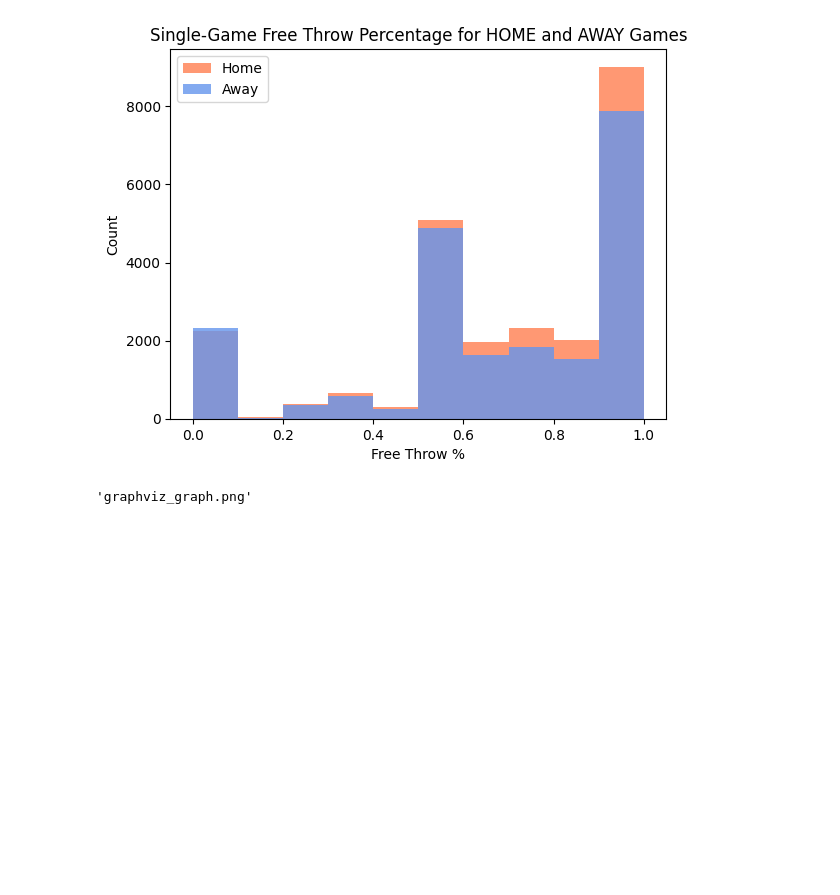
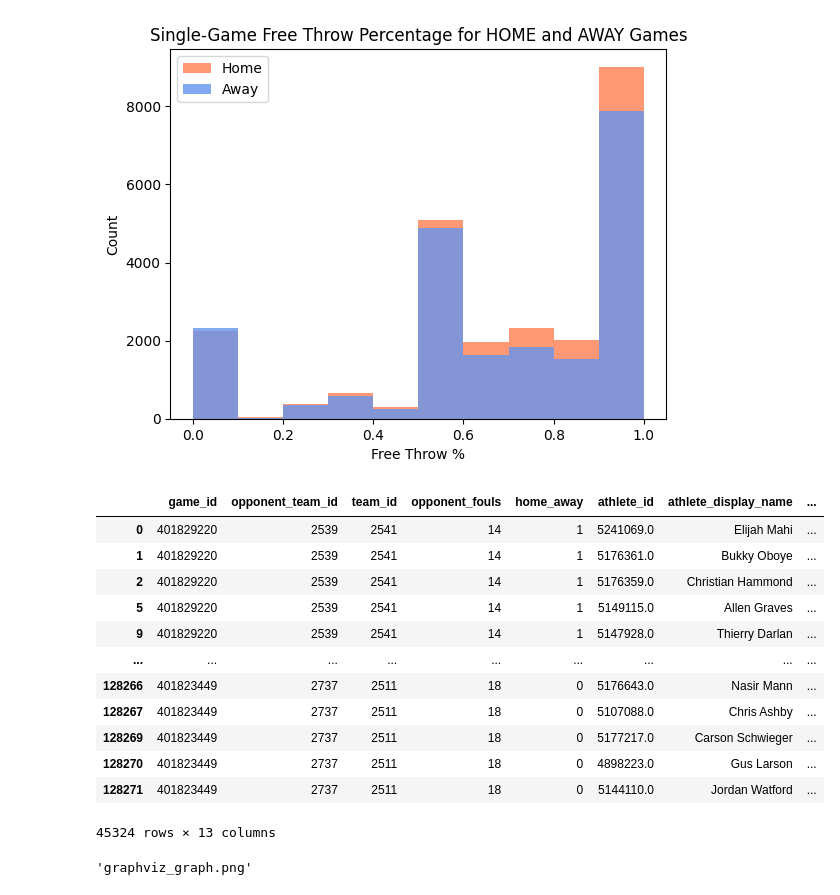
Before and after one commit to AnthonyGallante/dag_nabbit, a Jupyter notebook: assignment7.ipynb, the cells around one changed output. Cells and saved outputs as stored; diff of their text form; code cells hidden in the pictures; blank space fills up the shorter version.

```diff
--- a/assignment7.ipynb
+++ b/assignment7.ipynb
@@ -85,4 +89,20 @@ plt.show()
 Count HOME games: 23993
 Count AWAY games: 21331
 [figure]
+# %%
+df
+# %% [output]
+|  | game_id | opponent_team_id | team_id | opponent_fouls | home_away | athlete_id | athlete_display_name | ... |
+| 0 | 401829220 | 2539 | 2541 | 14 | 1 | 5241069.0 | Elijah Mahi | ... |
+| 1 | 401829220 | 2539 | 2541 | 14 | 1 | 5176361.0 | Bukky Oboye | ... |
+| 2 | 401829220 | 2539 | 2541 | 14 | 1 | 5176359.0 | Christian Hammond | ... |
+| 5 | 401829220 | 2539 | 2541 | 14 | 1 | 5149115.0 | Allen Graves | ... |
+| 9 | 401829220 | 2539 | 2541 | 14 | 1 | 5147928.0 | Thierry Darlan | ... |
+| ... | ... | ... | ... | ... | ... | ... | ... | ... |
+| 128266 | 401823449 | 2737 | 2511 | 18 | 0 | 5176643.0 | Nasir Mann | ... |
+| 128267 | 401823449 | 2737 | 2511 | 18 | 0 | 5107088.0 | Chris Ashby | ... |
+| 128269 | 401823449 | 2737 | 2511 | 18 | 0 | 5177217.0 | Carson Schwieger | ... |
+| 128270 | 401823449 | 2737 | 2511 | 18 | 0 | 4898223.0 | Gus Larson | ... |
+| 128271 | 401823449 | 2737 | 2511 | 18 | 0 | 5144110.0 | Jordan Watford | ... |
+45324 rows × 13 columns
 # %%
```
Also changed, not shown: parts of 12 cells of this notebook, 2 other files.
